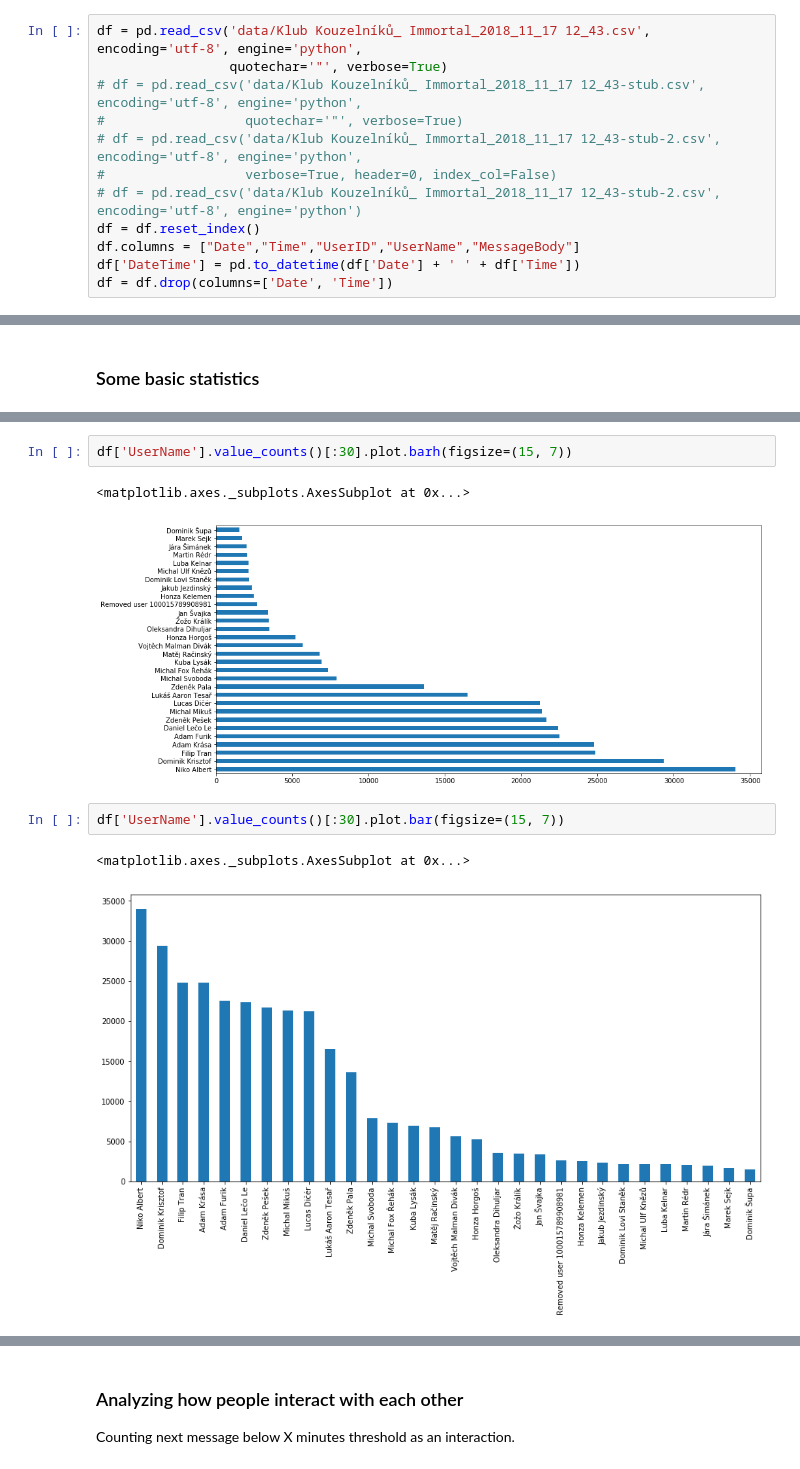
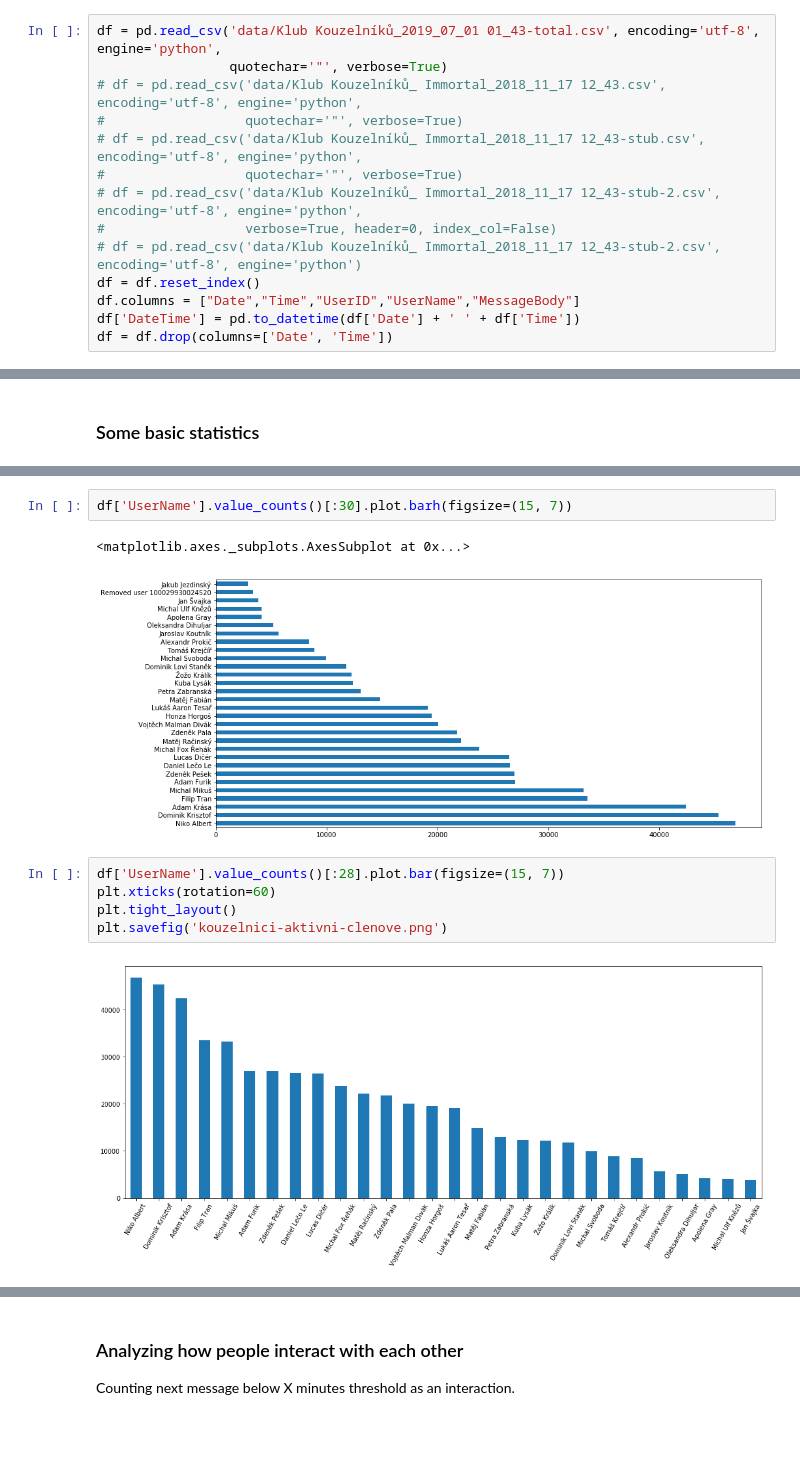
Before and after one commit to racinmat/fb-messages-downloading, a Jupyter notebook: chat_analysis.ipynb, the cells around one changed output, grey strips where cells are left out. Drawn from its saved outputs; the diff is of its cells as text; blank space fills up the shorter version.

```diff
--- a/chat_analysis.ipynb
+++ b/chat_analysis.ipynb
@@ -4,8 +5,10 @@ import numpy as np
 import matplotlib as mpl
 import matplotlib.pyplot as plt
 # %%
-df = pd.read_csv('data/Klub Kouzelníků_ Immortal_2018_11_17 12_43.csv', encoding='utf-8', engine='python',
+df = pd.read_csv('data/Klub Kouzelníků_2019_07_01 01_43-total.csv', encoding='utf-8', engine='python',
                  quotechar='"', verbose=True)
+# df = pd.read_csv('data/Klub Kouzelníků_ Immortal_2018_11_17 12_43.csv', encoding='utf-8', engine='python',
+#                  quotechar='"', verbose=True)
 # df = pd.read_csv('data/Klub Kouzelníků_ Immortal_2018_11_17 12_43-stub.csv', encoding='utf-8', engine='python',
 #                  quotechar='"', verbose=True)
 # df = pd.read_csv('data/Klub Kouzelníků_ Immortal_2018_11_17 12_43-stub-2.csv', encoding='utf-8', engine='python',
@@ -104,12 +126,14 @@ Name: UserName, dtype: int64
 df['UserName'].value_counts()[:30].plot.barh(figsize=(15, 7))
 # %% [output]
 <matplotlib.axes._subplots.AxesSubplot at 0x...>
-[figure, old version]
+[figure, new version]
 # %%
-df['UserName'].value_counts()[:30].plot.bar(figsize=(15, 7))
+df['UserName'].value_counts()[:28].plot.bar(figsize=(15, 7))
+plt.xticks(rotation=60)
+plt.tight_layout()
+plt.savefig('kouzelnici-aktivni-clenove.png')
 # %% [output]
-<matplotlib.axes._subplots.AxesSubplot at 0x...>
-[figure, old version]
+[figure, new version]
 # %%
 for username in df['UserName'].value_counts()[:30].index:
     plt.figure(figsize=(15, 7))
```
Also changed, not shown: parts of 39 cells of this notebook.
